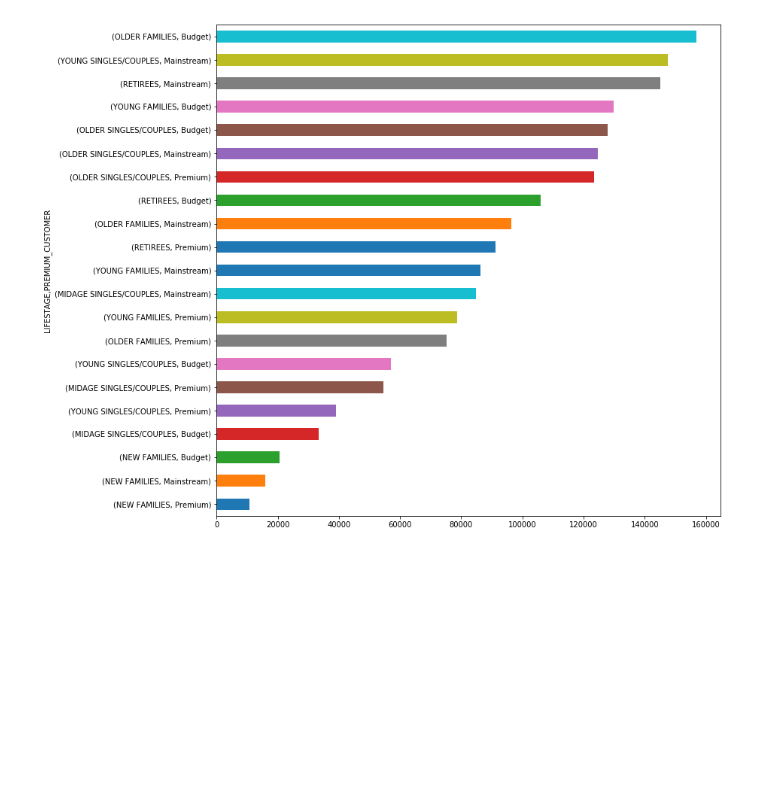
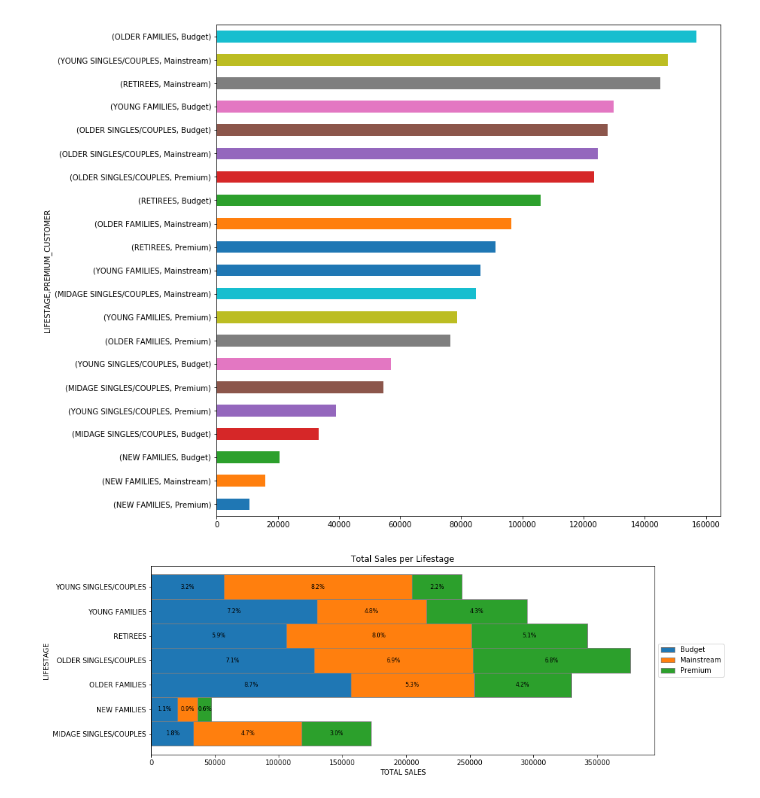
Before and after one commit to reefmajumder/Quantium_Virtual_Experience, a Jupyter notebook: Data preparation and customer analytics.ipynb, the cells around one changed output. Cells and saved outputs as stored; diff of their text form; code cells hidden in the pictures; blank space fills up the shorter version.

```diff
--- a/Data preparation and customer analytics.ipynb
+++ b/Data preparation and customer analytics.ipynb
@@ -508,3 +453,48 @@ sales_per_group["sum"].sort_values().plot.barh(figsize=(12,12))
 # %% [output]
 <matplotlib.axes._subplots.AxesSubplot at 0x...>
 [figure]
+# %%
+# Values of each group
+
+bars1 = sales_per_group[sales_per_group.index.get_level_values("PREMIUM_CUSTOMER") == "Budget"]["sum"]
+bars2 = sales_per_group[sales_per_group.index.get_level_values("PREMIUM_CUSTOMER") == "Mainstream"]["sum"]
+bars3 = sales_per_group[sales_per_group.index.get_level_values("PREMIUM_CUSTOMER") == "Premium"]["sum"]
+
+bars1_text = (bars1 / sum(sales_per_group["sum"])).apply("{:.1%}".format)
+bars2_text = (bars2 / sum(sales_per_group["sum"])).apply("{:.1%}".format)
+bars3_text = (bars3 / sum(sales_per_group["sum"])).apply("{:.1%}".format)
+
+# Names of group and bar width
+names = sales_per_group.index.get_level_values("LIFESTAGE").unique()
+
+# The position of the bars on the x-axis
+r = np.arange(len(names))
+plt.figure(figsize=(13,5))
+
+# Create brown bars
+budget_bar = plt.barh(r, bars1, edgecolor='grey', height=1, label="Budget")
+# Create green bars (middle), on top of the firs ones
+mains_bar = plt.barh(r, bars2, left=bars1, edgecolor='grey', height=1, label="Mainstream")
+# Create green bars (top)
+prem_bar = plt.barh(r, bars3, left=np.add(bars1, bars2), edgecolor='grey', height=1, label="Premium")
+for i in range(7):
+    budget_width = budget_bar[i].get_width()
+    budget_main_width = budget_width + mains_bar[i].get_width()
+    plt.text(budget_width/2, i, bars1_text[i], va='center', ha='center', size=8)
+    plt.text(budget_width + mains_bar[i].get_width()/2, i, bars2_text[i], va='center', ha='center', size=8)
+    plt.text(budget_main_width + prem_bar[i].get_width()/2, i, bars3_text[i], va='center', ha='center', size=8)
+
+# Custom X axis
+plt.yticks(r, names)
+plt.ylabel("LIFESTAGE")
+plt.xlabel("TOTAL SALES")
+plt.legend(loc='center left', bbox_to_anchor=(1.0, 0.5))
+
+plt.title("Total Sales per Lifestage")
+
+plt.savefig("lifestage_sales.png", bbox_inches="tight")
+
+# Show graphic
+plt.show()
+# %% [output]
+[figure, added]
```
Also changed, not shown: parts of 90 cells of this notebook.
